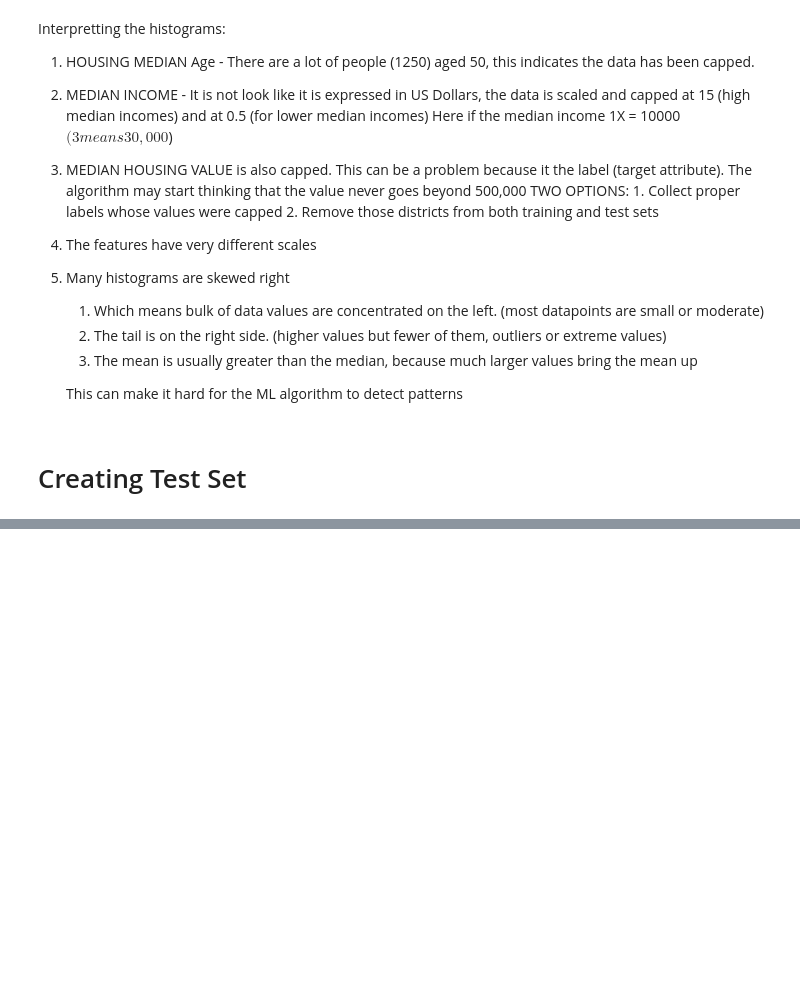
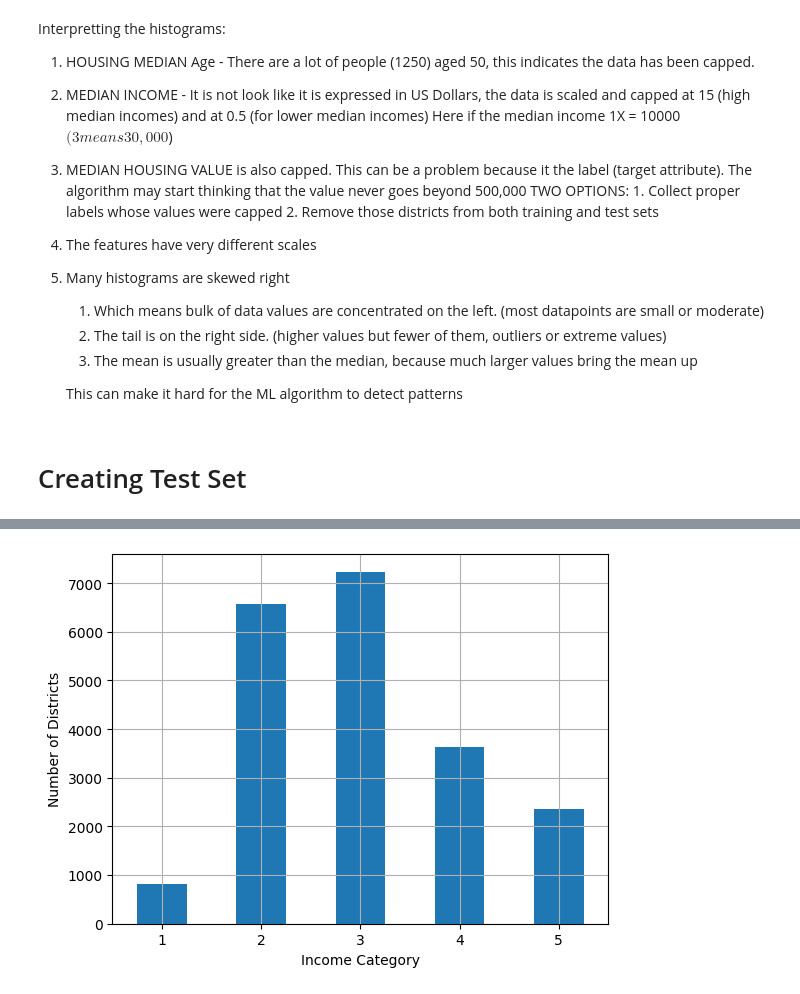
Before and after one commit to Rajinder75/housing_prices, a Jupyter notebook: main.ipynb, the cells around one changed output, grey strips where cells are left out. Drawn from its saved outputs; the diff is of its cells as text; code cells hidden in the pictures; blank space fills up the shorter version.

Commit message:
Added information about stratified sampling and the use of pd.cut() for categoizing median income attribute

```diff
--- a/main.ipynb
+++ b/main.ipynb
@@ -116,0 +129,11 @@ def shuffle_and_split_data(data, test_ratio):
+# %%
+housing["income_cat"] = pd.cut(housing["median_income"], bins = [0., 1.5, 3.0, 4.5, 6.0, np.inf], labels = [1,2,3,4,5])
+#bins represent the categories: 0 - $15,000, $15,000 - $30,000 and so on. The last categories contains $60,000 and has no upper limit.
+
+#plotting
+housing["income_cat"].value_counts().sort_index().plot.bar(rot=0, grid=True)
+plt.xlabel("Income Category")
+plt.ylabel("Number of Districts")
+plt.show()
+# %% [output]
+[figure, added]
```
Also changed, not shown: parts of 8 cells of this notebook, 1 other file.
